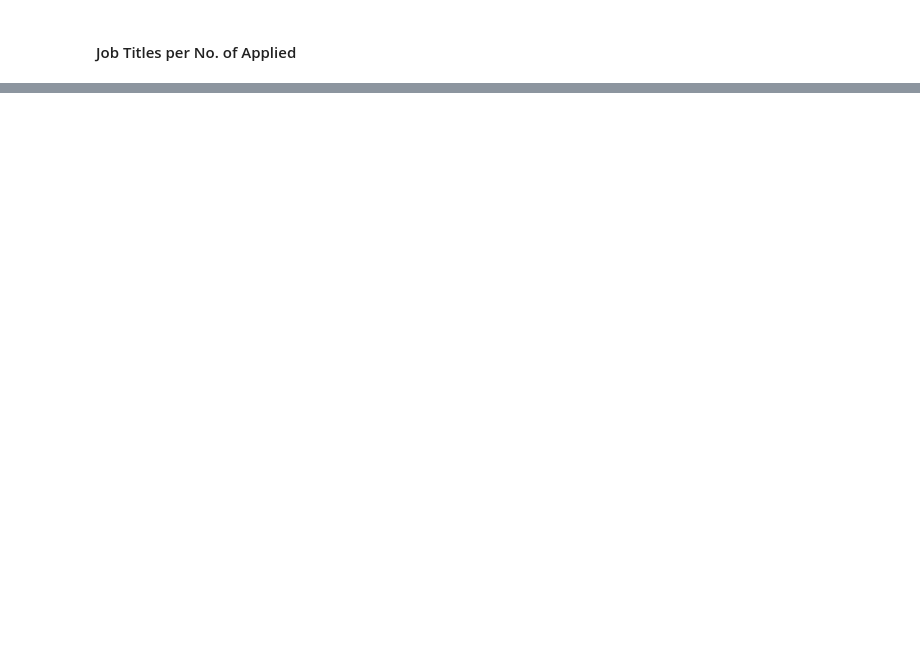
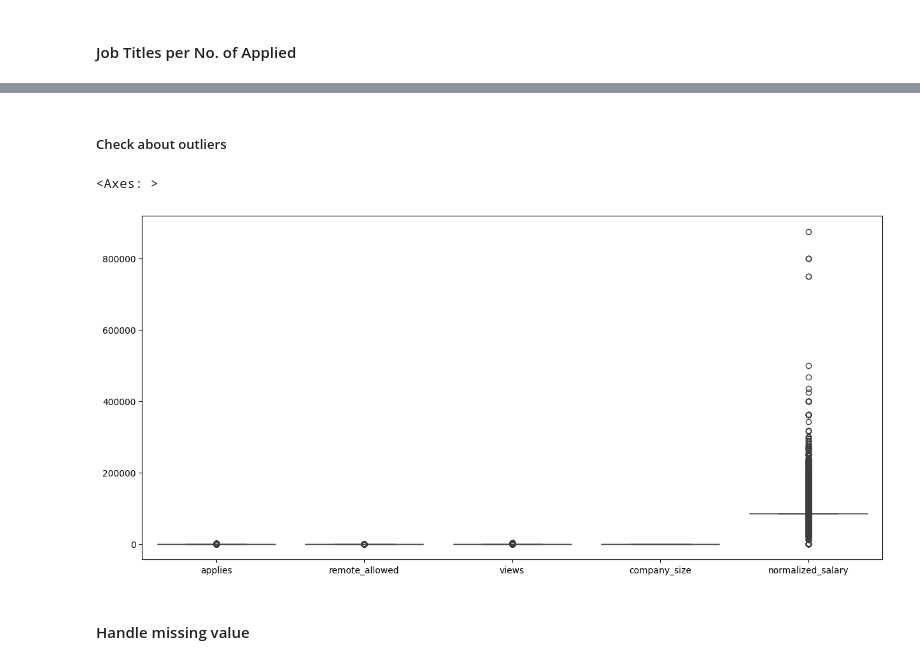
Before and after one commit to sayedahmed1980/Epsilon_mid-project, a Jupyter notebook: LinkedIn_JP2023.ipynb, the cells around one changed output, grey strips where cells are left out. Cells and saved outputs as stored; diff of their text form; code cells hidden in the pictures; blank space fills up the shorter version.

```diff
--- a/LinkedIn_JP2023.ipynb
+++ b/LinkedIn_JP2023.ipynb
@@ -1832,0 +1610,6 @@ pages[select_page]()
+# %%
+jobs_2_pre = jobs_2[['job_title','work_type', 'applies', 'remote_allowed', 'views', 'experience_level',
+       'benefits_type', 'skill_abr', 'company_name', 'company_size', 'state',
+       'country','speciality', 'normalized_salary','industry_0']]
+
+jobs_2_pre.head()
@@ -1832,0 +1643,10 @@ pages[select_page]()
+# %% [markdown]
+##### Check about outliers
+# %%
+plt.figure(figsize= (15,7))
+sns.boxplot(data= jobs_2_pre) # There are outliers in (normalized_salary)
+# %% [output]
+<Axes: >
+[figure, added]
+# %% [markdown]
+#### Handle missing value
```
Also changed, not shown: parts of 88 cells of this notebook, 2 other files.
